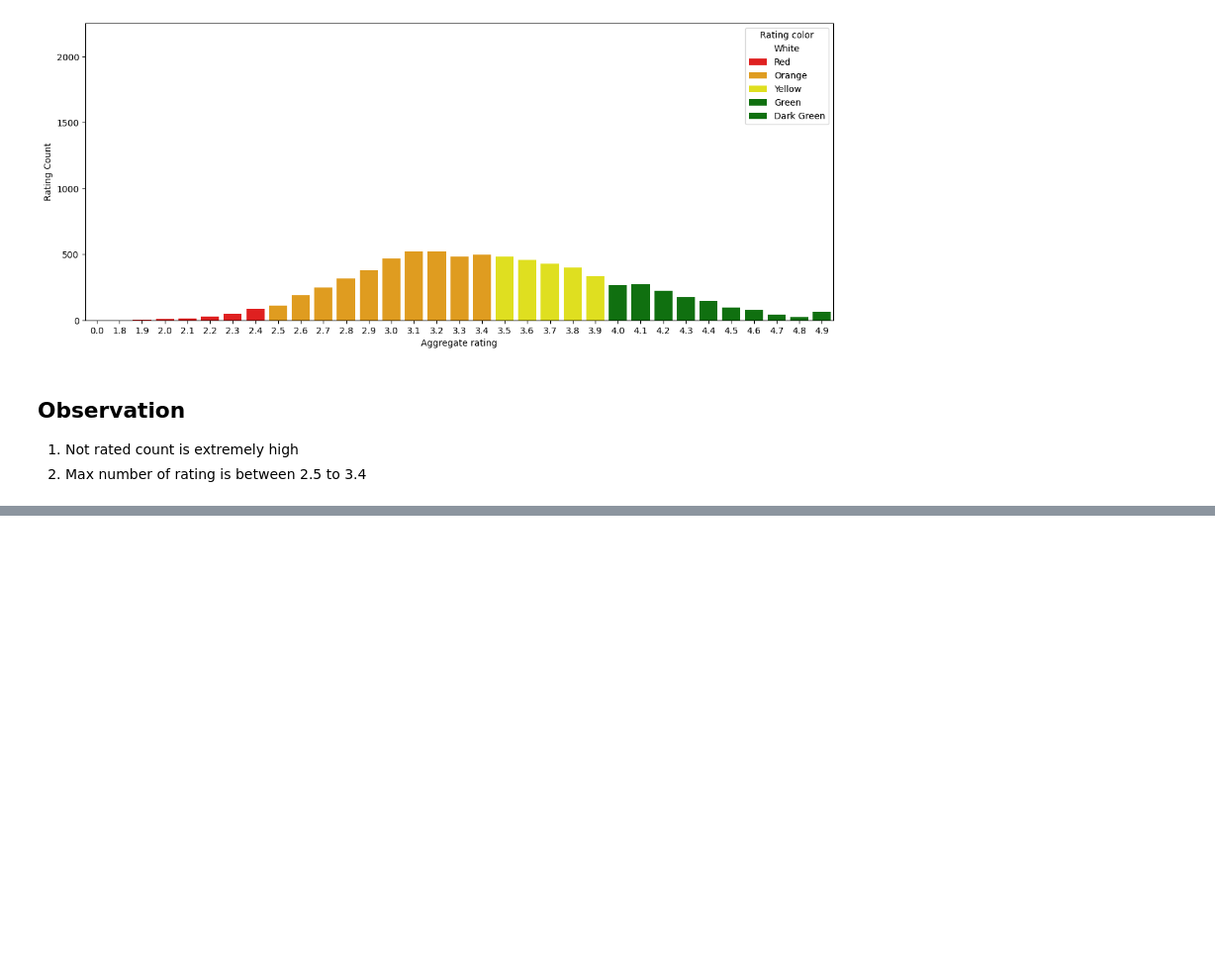
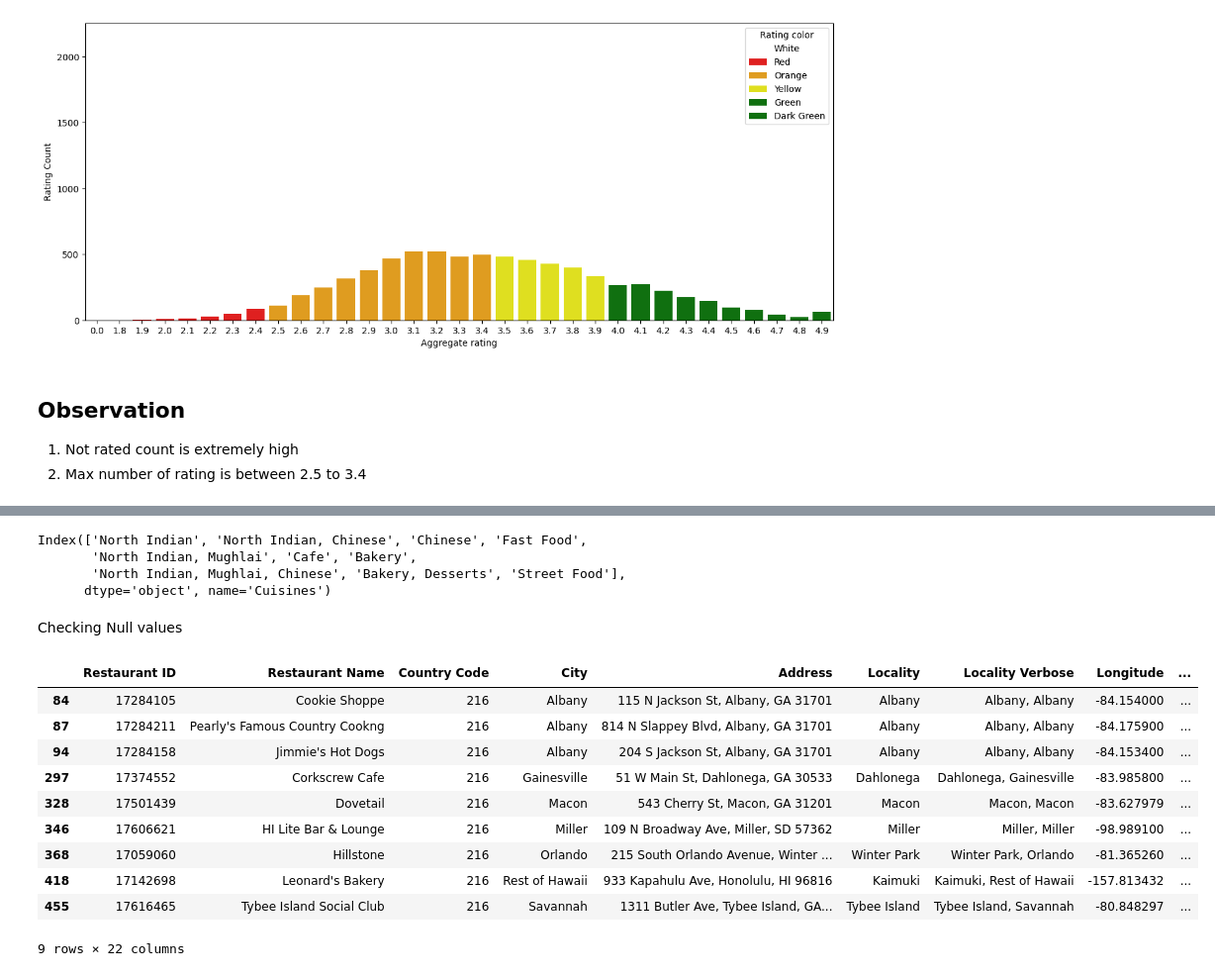
Before and after one commit to Yashmaini30/EDA-Zomato, a Jupyter notebook: Zomato_Analysis1.ipynb, the cells around one changed output, grey strips where cells are left out. Shown: that part at 99% size. Cells and saved outputs as stored; diff of their text form; code cells hidden in the pictures; blank space fills up the shorter version.

Commit message:
Run queries like top cuisines, currencies, ambience(table bookings) etc

```diff
--- a/Zomato_Analysis1.ipynb
+++ b/Zomato_Analysis1.ipynb
@@ -197,0 +288,25 @@ sns.barplot(x='Aggregate rating',y='Rating Count',hue='Rating color',data=rating
+# %%
+# Top 10 dishes
+cuisines_val=final_df.Cuisines.value_counts().index
+cuisines_val[:10]
+# %% [output]
+Index(['North Indian', 'North Indian, Chinese', 'Chinese', 'Fast Food',
+       'North Indian, Mughlai', 'Cafe', 'Bakery',
+       'North Indian, Mughlai, Chinese', 'Bakery, Desserts', 'Street Food'],
+      dtype='object', name='Cuisines')
+# %% [markdown]
+Checking Null values
+# %%
+final_df[final_df.Cuisines.isna()]
+# %% [output]
+|  | Restaurant ID | Restaurant Name | Country Code | City | Address | Locality | Locality Verbose | Longitude | ... |
+| 84 | 17284105 | Cookie Shoppe | 216 | Albany | 115 N Jackson St, Albany, GA 31701 | Albany | Albany, Albany | -84.154000 | ... |
+| 87 | 17284211 | Pearly's Famous Country Cookng | 216 | Albany | 814 N Slappey Blvd, Albany, GA 31701 | Albany | Albany, Albany | -84.175900 | ... |
+| 94 | 17284158 | Jimmie's Hot Dogs | 216 | Albany | 204 S Jackson St, Albany, GA 31701 | Albany | Albany, Albany | -84.153400 | ... |
+| 297 | 17374552 | Corkscrew Cafe | 216 | Gainesville | 51 W Main St, Dahlonega, GA 30533 | Dahlonega | Dahlonega, Gainesville | -83.985800 | ... |
+| 328 | 17501439 | Dovetail | 216 | Macon | 543 Cherry St, Macon, GA 31201 | Macon | Macon, Macon | -83.627979 | ... |
+| 346 | 17606621 | HI Lite Bar & Lounge | 216 | Miller | 109 N Broadway Ave, Miller, SD 57362 | Miller | Miller, Miller | -98.989100 | ... |
+| 368 | 17059060 | Hillstone | 216 | Orlando | 215 South Orlando Avenue, Winter ... | Winter Park | Winter Park, Orlando | -81.365260 | ... |
+| 418 | 17142698 | Leonard's Bakery | 216 | Rest of Hawaii | 933 Kapahulu Ave, Honolulu, HI 96816 | Kaimuki | Kaimuki, Rest of Hawaii | -157.813432 | ... |
+| 455 | 17616465 | Tybee Island Social Club | 216 | Savannah | 1311 Butler Ave, Tybee Island, GA... | Tybee Island | Tybee Island, Savannah | -80.848297 | ... |
+9 rows × 22 columns
```
Also changed, not shown: parts of 11 cells of this notebook.
